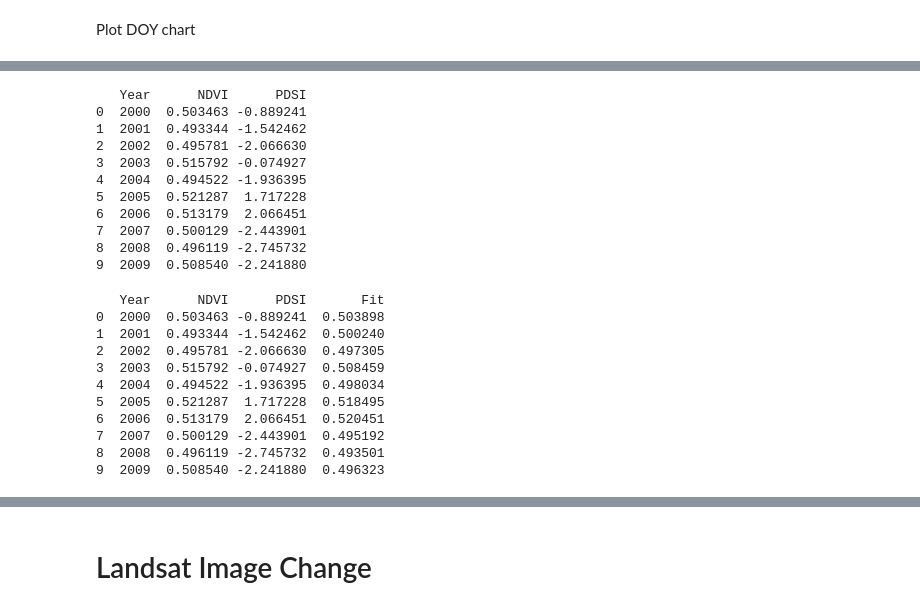
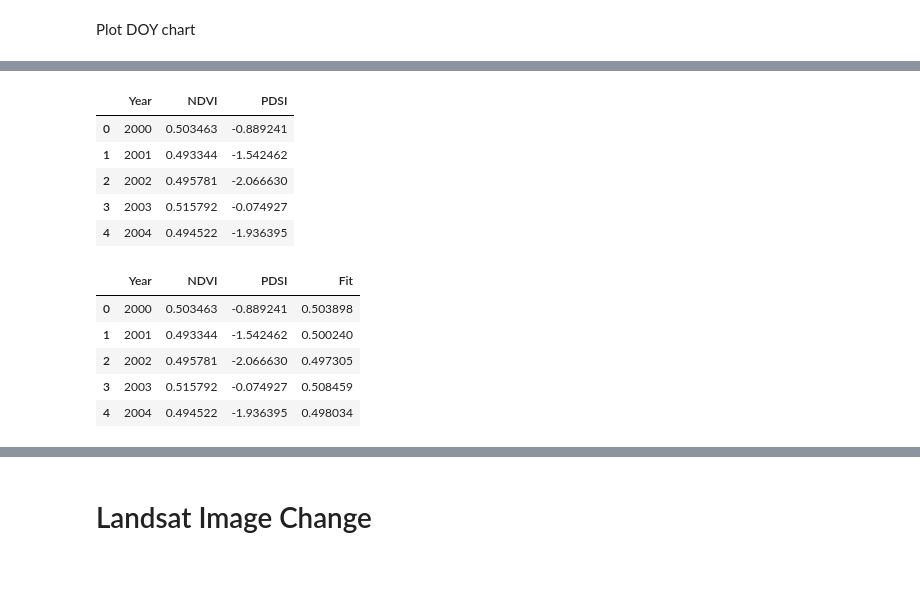
Before and after one commit to jdbcode/G4G19, a Jupyter notebook: time-series-visualization.ipynb, the cells around one changed output, grey strips where cells are left out. Drawn from its saved outputs; the diff is of its cells as text; code cells hidden in the pictures; blank space fills up the shorter version.

```diff
--- a/time-series-visualization.ipynb
+++ b/time-series-visualization.ipynb
@@ -278,34 +272,24 @@ test = pd.merge(snNdviDfSub, snPdsiDfSub, how='left', on='Year') \
   .drop(columns=['DOY_x', 'DOY_y', 'Month']) \
   .reset_index()
 
-print(test.head(10))
+test.head(5)
 # %% [output]
-   Year      NDVI      PDSI
-0  2000  0.503463 -0.889241
-1  2001  0.493344 -1.542462
-2  2002  0.495781 -2.066630
-3  2003  0.515792 -0.074927
-4  2004  0.494522 -1.936395
-5  2005  0.521287  1.717228
-6  2006  0.513179  2.066451
-7  2007  0.500129 -2.443901
-8  2008  0.496119 -2.745732
-9  2009  0.508540 -2.241880
+|  | Year | NDVI | PDSI |
+| 0 | 2000 | 0.503463 | -0.889241 |
+| 1 | 2001 | 0.493344 | -1.542462 |
+| 2 | 2002 | 0.495781 | -2.066630 |
+| 3 | 2003 | 0.515792 | -0.074927 |
+| 4 | 2004 | 0.494522 | -1.936395 |
 # %%
 test['Fit'] = np.poly1d(np.polyfit(test['PDSI'], test['NDVI'], 1))(test['PDSI'])
-print(test.head(10))
+test.head(5)
 # %% [output]
-   Year      NDVI      PDSI       Fit
-0  2000  0.503463 -0.889241  0.503898
-1  2001  0.493344 -1.542462  0.500240
-2  2002  0.495781 -2.066630  0.497305
-3  2003  0.515792 -0.074927  0.508459
-4  2004  0.494522 -1.936395  0.498034
-5  2005  0.521287  1.717228  0.518495
-6  2006  0.513179  2.066451  0.520451
-7  2007  0.500129 -2.443901  0.495192
-8  2008  0.496119 -2.745732  0.493501
-9  2009  0.508540 -2.241880  0.496323
+|  | Year | NDVI | PDSI | Fit |
+| 0 | 2000 | 0.503463 | -0.889241 | 0.503898 |
+| 1 | 2001 | 0.493344 | -1.542462 | 0.500240 |
+| 2 | 2002 | 0.495781 | -2.066630 | 0.497305 |
+| 3 | 2003 | 0.515792 | -0.074927 | 0.508459 |
+| 4 | 2004 | 0.494522 | -1.936395 | 0.498034 |
 # %%
 points = alt.Chart(test).mark_circle(size=60).encode(
   x=alt.X('PDSI:Q', scale=alt.Scale(domain=(-5, 5))),
```
Also changed, not shown: parts of 22 cells of this notebook.
